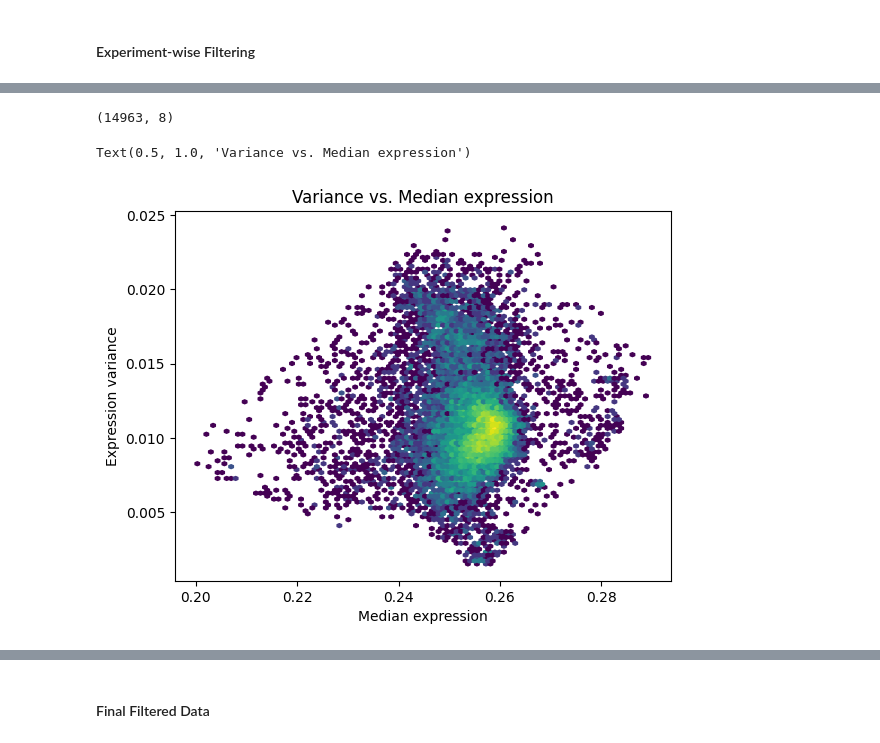
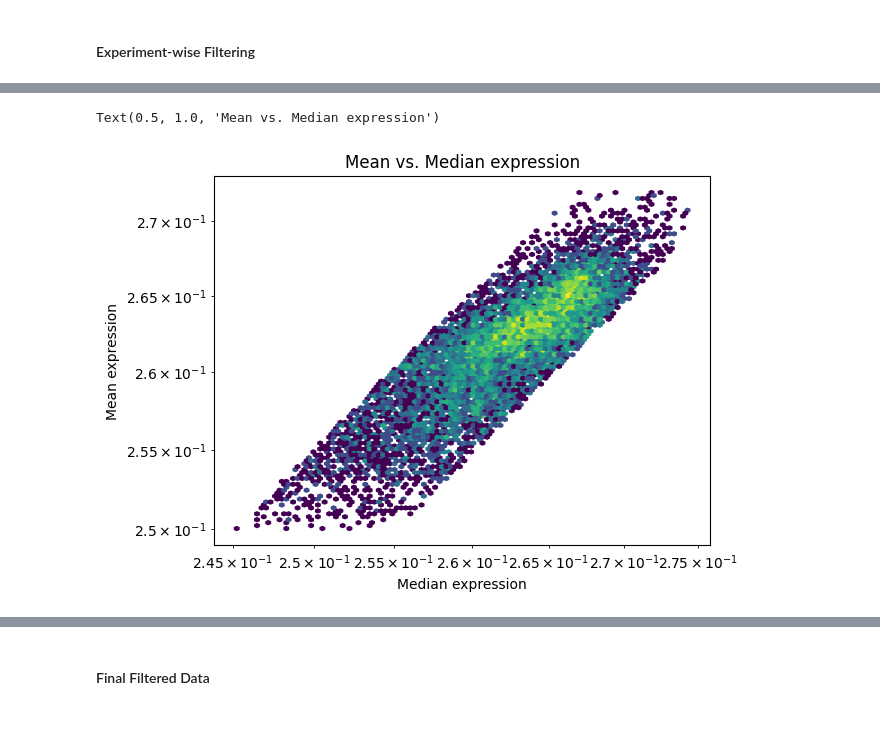
Before and after one commit to Mukundan-T/seqADAGE, a Jupyter notebook: Py/muk_transfer_learning/Mukundan_sA_ecmg_tl.ipynb, the cells around one changed output, grey strips where cells are left out. Drawn from its saved outputs; the diff is of its cells as text; code cells hidden in the pictures.

```diff
--- a/Py/muk_transfer_learning/Mukundan_sA_ecmg_tl.ipynb
+++ b/Py/muk_transfer_learning/Mukundan_sA_ecmg_tl.ipynb
@@ -184,0 +158,8 @@ Text(0.5, 1.0, 'Variance vs. Mean expression')
+# %%
+# Set thresholds to remove genes
+threshold1 = median_cutoff
+threshold2 = c*gene_stats['50%']
+
+# Genes to remove
+genes_to_rm = gene_stats[(gene_stats['50%'] < threshold1) | (gene_stats['mean'] < threshold2)]
+genes_to_rm.shape
@@ -220 +226,9 @@ m1, m2, m3 = -0.22, 0.3, -0.3
+# %%
+# Empirically derived constants to filter out samples
+c1, c2 = 0.98, 1.02
+
+# Cutoff lines to filter samples
+x = np.linspace(0.21, 0.31, 200)
+y1 = c1 * x
+y2 = c2 * x
 # %%
@@ -259,0 +255,15 @@ exps_to_rm.shape
+# %%
+# Thresholds to filter out samples
+threshold1 = c1 * exp_stats['50%']
+threshold2 = c2 * exp_stats['50%']
+threshold3 = 0.25
+threshold4 = 0.272
+
+# Samples to remove
+exps_to_rm = exp_stats[
+  (exp_stats['mean'] < threshold1) |
+  (exp_stats['mean'] > threshold2) |
+  (exp_stats['mean'] < threshold3) |
+  (exp_stats['mean'] > threshold4)
+]
+exps_to_rm.shape
@@ -266,5 +277,0 @@ filtered_df.shape
-# %%
-final_stats = filtered_df.describe().T
-final_stats.shape
-# %% [output]
-(14963, 8)
@@ -271,12 +281,15 @@ final_stats.shape
 # %%
+# Plot of filtered samples gene mean versus median
 plt.hexbin(
   x = final_stats['50%'],
-  y = final_stats['std'] ** 2,
-  bins='log'
+  y = final_stats['mean'],
+  bins = 'log',
+  xscale = 'log',
+  yscale = 'log'
 )
 plt.xlabel("Median expression")
-plt.ylabel("Expression variance")
-plt.title("Variance vs. Median expression")
+plt.ylabel("Mean expression")
+plt.title("Mean vs. Median expression")
 # %% [output]
-Text(0.5, 1.0, 'Variance vs. Median expression')
+Text(0.5, 1.0, 'Mean vs. Median expression')
-[figure, old version]
+[figure, new version]
```
Also changed, not shown: parts of 23 cells of this notebook.
